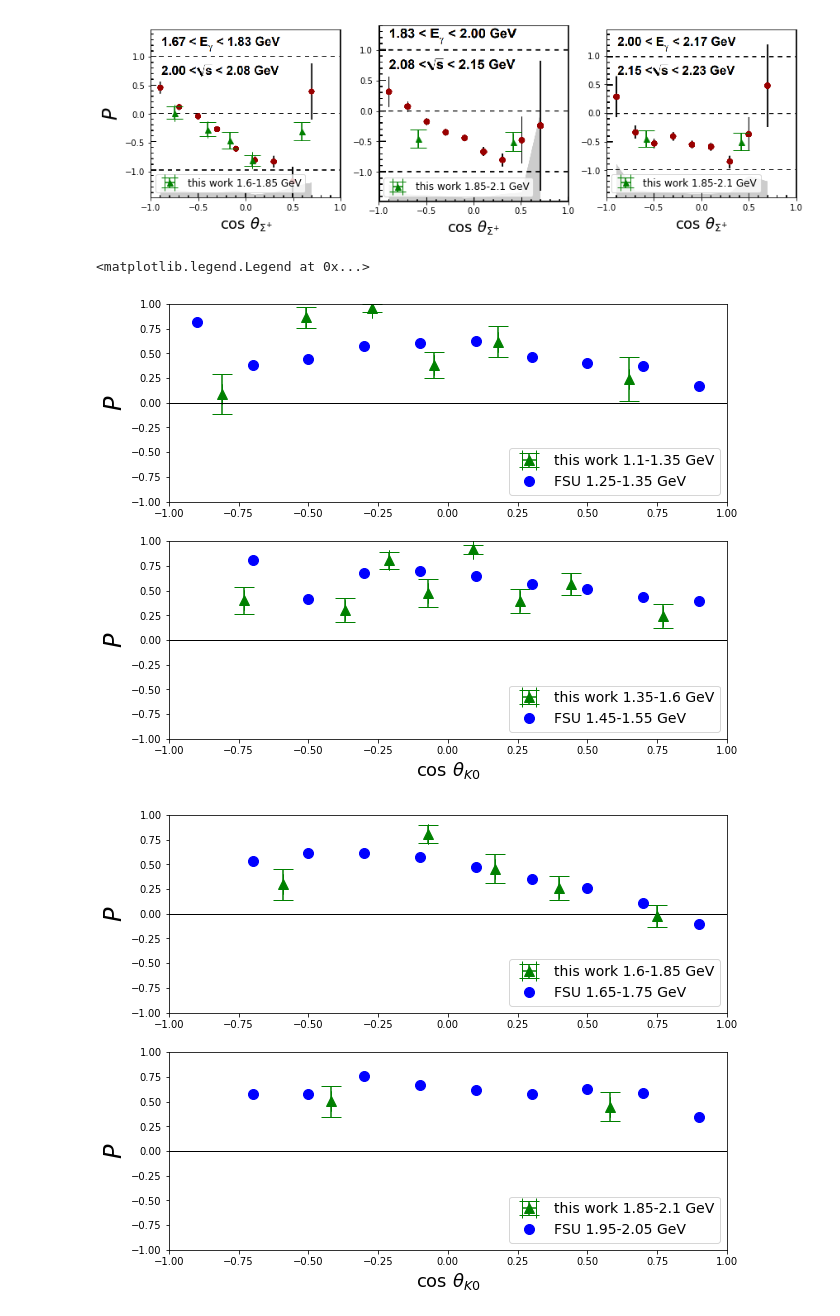
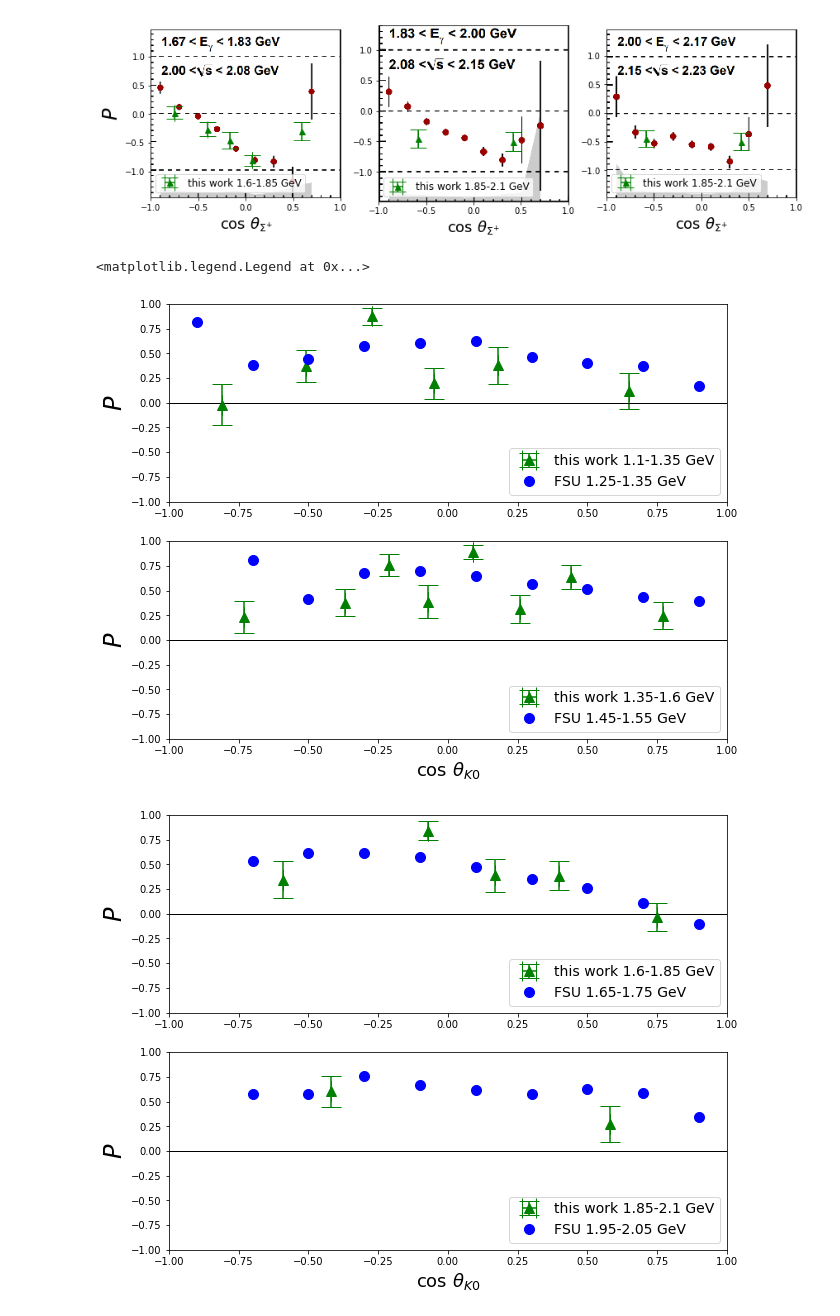
Before and after one commit to louiseclark/g8K0Sig, a Jupyter notebook: jupyter/g8K0SigCompareP.ipynb, the cells around one changed output. Drawn from its saved outputs; the diff is of its cells as text; code cells hidden in the pictures.

```diff
--- a/jupyter/g8K0SigCompareP.ipynb
+++ b/jupyter/g8K0SigCompareP.ipynb
@@ -467,7 +478,7 @@ Text(0.5,0,'cos $\\theta _{\\Sigma^{+}}$')
 [figure]
 # %%
 # graph P observable, all bins
-# compare to FSU
+# compare to FSU - version of results sent November 2019
 
 # FSU Values
 # cos theta bins (flipped sign as Sigma+ angles in text file)
@@ -482,6 +493,22 @@ fsuy=[[0.150721,0.333855,0.387335,0.530856,0.411933,0.555234,0.68598,0.643793,0.
       [0.390531,0.433623,0.52039,0.562065,0.65157,0.694476,0.681968,0.414522,0.814088], # 1.45
       [-0.107991,0.104625,0.262755,0.35127,0.470106,0.570899,0.617191,0.6107,0.537729], # 1.65
       [0.340403,0.584188,0.627359,0.5756,0.619283,0.672023,0.755402,0.577326,0.571812]] # 1.95
+
+
+st13Rx=[[-0.05,0.65,-0.81,-0.27,0.18,-0.51],
+[-0.37,0.44,-0.07,0.26,0.09,-0.73,0.77,-0.21],
+[0.40,-0.59,-0.07,0.75,0.17],
+[0.58,-0.42]]
+st13Ry=[[0.19594138281002255,0.11593463075075904,-0.018146811167748831,0.87407935758621524,0.37817178132879453,0.37335770944061913],
+[0.37892218648852344,0.63655123401145908,0.38478652712120515,0.31122546340512469,0.89181201415995659,0.23165505226538141,0.24604640524346741,0.75765197364958414],
+[0.38637911229399863,0.34637262034406413,0.8408884926897322,-0.032355680875128079,0.38733687208018813],
+[0.27047138183067854,0.60284280105178667]]
+
+st13Ry_err=[[0.15515140859506699,0.18240573408215099,0.20566718931490754,0.088003122917480817,0.18342368943498638,0.15949163105426975],
+[0.13799952279052982,0.12014637065726498,0.16696259669508376,0.14006309031313002,0.068111038893756318,0.16012133105294499,0.13829958508636739,0.112567060794972],
+[0.14270538805102495,0.19189852129573615,0.093639085578220885,0.14116594477413594,0.17043856141022357],
+[0.18448096980781559,0.15703389521946046]]
+
 fsu_ebin_labels = ["FSU 1.15-1.25 GeV","FSU 1.25-1.35 GeV",
                    "FSU 1.45-1.55 GeV","FSU 1.65-1.75 GeV",
                    "FSU 1.95-2.05 GeV"]
@@ -490,7 +517,7 @@ ebin_labels=["1.1-1.35 GeV","1.35-1.6 GeV","1.6-1.85 GeV","1.85-2.1 GeV"]
 fig, axes = plt.subplots(2, 1, figsize=(10,8))
 
 for i in range(2):
-    axes[i].errorbar(lcx[i],lcy[i],xerr=mx_err[i],yerr=lcy_err[i],color='green',fmt='^', capsize=10, markersize=10,label='this work '+ebin_labels[i])
+    axes[i].errorbar(st13Rx[i],st13Ry[i],xerr=mx_err[i],yerr=st13Ry_err[i],color='green',fmt='^', capsize=10, markersize=10,label='this work '+ebin_labels[i])
     axes[i].legend(fontsize=14, loc="lower right")
     axes[i].set_ylabel(r'$P$', fontsize=24)
     axes[i].set_xlim([-1.0,1.0])
@@ -498,33 +525,33 @@ for i in range(2):
     axes[i].axhline(linewidth=1, color='black')
     #axes[i].set_title(ebin_labels[i], fontsize=18)
 
 axes[1].set_xlabel(r'cos $\theta _{K0}$', fontsize=18)
 
 # Plot the FSU values
 axes[0].errorbar(fsux,fsuy[1],color='blue',fmt='o', capsize=10, markersize=10,label=fsu_ebin_labels[1])
 axes[0].legend(fontsize=14, loc="lower right")
 axes[1].errorbar(fsux145,fsuy[2],color='blue',fmt='o', capsize=10, markersize=10,label=fsu_ebin_labels[2])
 axes[1].legend(fontsize=14, loc="lower right")
 
 fig, axes = plt.subplots(2, 1, figsize=(10,8))
 
 for i in range(2,4):
-    axes[i-2].errorbar(lcx[i],lcy[i],xerr=mx_err[i],yerr=lcy_err[i],color='green',fmt='^', capsize=10, markersize=10,label='this work '+ebin_labels[i])
+    axes[i-2].errorbar(st13Rx[i],st13Ry[i],xerr=mx_err[i],yerr=st13Ry_err[i],color='green',fmt='^', capsize=10, markersize=10,label='this work '+ebin_labels[i])
     axes[i-2].legend(fontsize=14, loc="lower right")
     axes[i-2].set_ylabel(r'$P$', fontsize=24)
     axes[i-2].set_xlim([-1.0,1.0])
     axes[i-2].set_ylim([-1.0,1.0])
     axes[i-2].axhline(linewidth=1, color='black')
     #axes[i].set_title(ebin_labels[i], fontsize=18)
 
 axes[1].set_xlabel(r'cos $\theta _{K0}$', fontsize=18)
 
 # Plot the FSU values
 axes[0].errorbar(fsux145,fsuy[3],color='blue',fmt='o', capsize=10, markersize=10,label=fsu_ebin_labels[3])
 axes[0].legend(fontsize=14, loc="lower right")
 axes[1].errorbar(fsux145,fsuy[4],color='blue',fmt='o', capsize=10, markersize=10,label=fsu_ebin_labels[4])
 axes[1].legend(fontsize=14, loc="lower right")
 # %% [output]
 <matplotlib.legend.Legend at 0x...>
-[figure, old version]
+[figure, new version]
-[figure, old version]
+[figure, new version]
```
Also changed, not shown: parts of 2 cells of this notebook, 54 other files.
